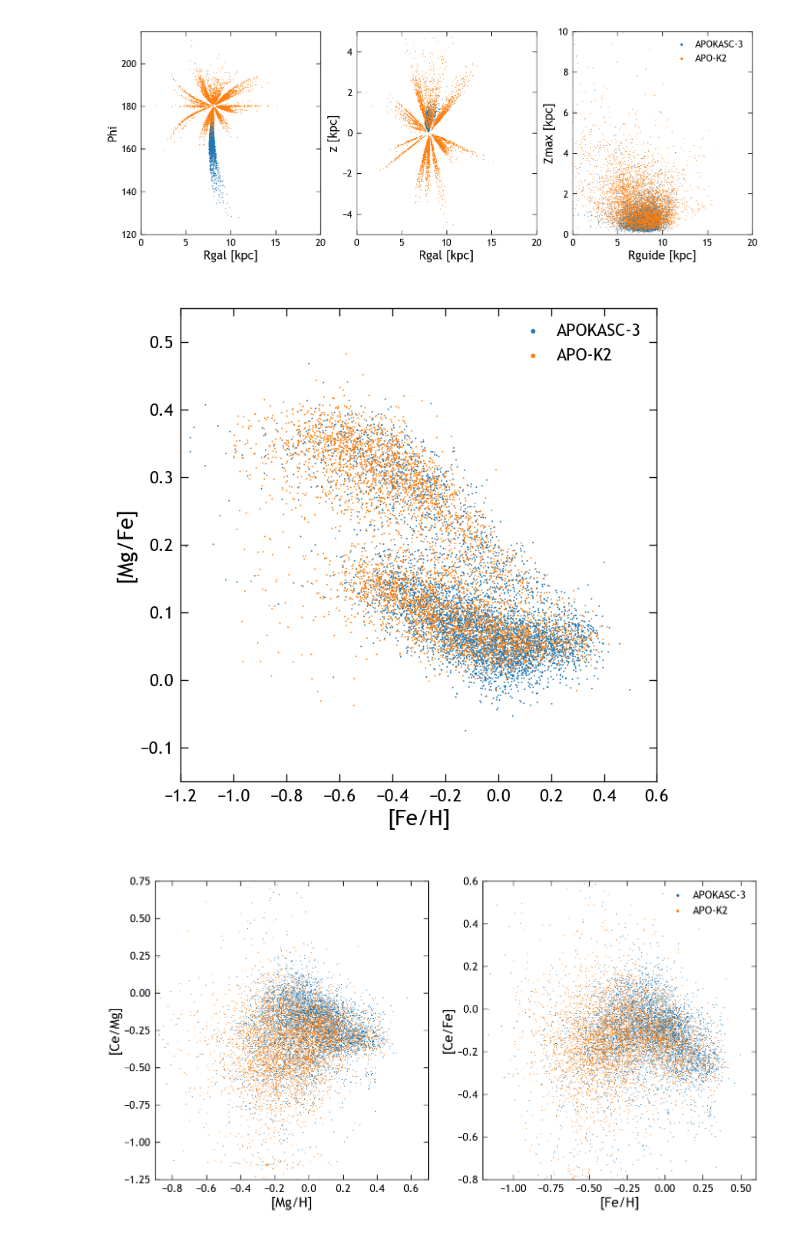
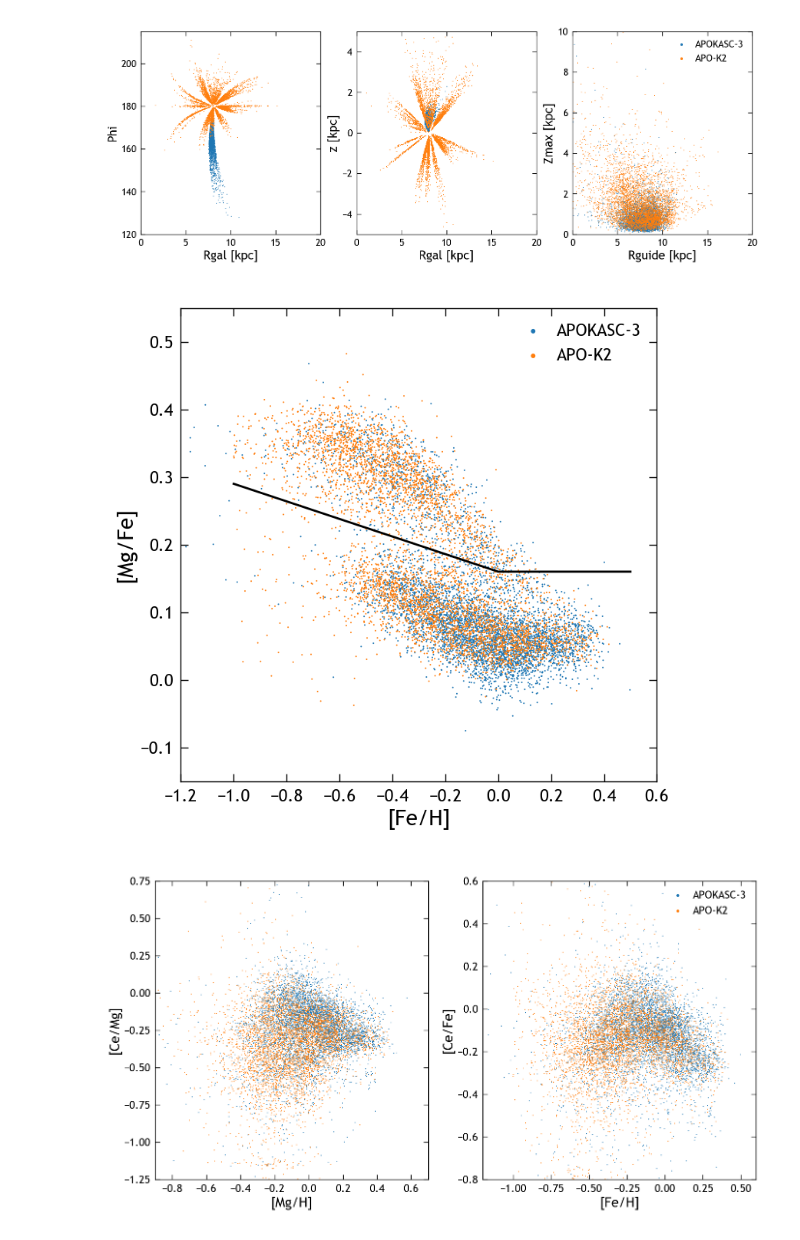
Before and after one commit to lodubay/chemical-clocks, a Jupyter notebook: src/scripts/apokasc.ipynb, the cells around one changed output. Drawn from its saved outputs; the diff is of its cells as text; code cells hidden in the pictures.

```diff
--- a/src/scripts/apokasc.ipynb
+++ b/src/scripts/apokasc.ipynb
@@ -224,19 +224,30 @@ axs[2].legend(markerscale=3)
 plt.show()
 # %% [output]
 [figure]
+# %%
+def alpha_cut(feh):
+    """Returns [Mg/Fe] cut as function of [Fe/H]."""
+    return np.where(
+        feh >= 0.0,
+        0.16,
+        0.16 - 0.13*feh
+    )
 # %%
 fig, ax = plt.subplots()
 kwargs = {'s': 0.5, 'marker': 'o', 'edgecolor': 'none'}
 for sample, label in zip([apokasc_rgb_gold, apok2], ['APOKASC-3', 'APO-K2']):
     ax.scatter(sample['FE_H'], sample['MG_FE'], label=label, **kwargs)
+# Plot alpha-cut
+feh_arr = np.arange(-1., 0.51, 0.1)
+ax.plot(feh_arr, alpha_cut(feh_arr), c='k')
 ax.set_xlabel('[Fe/H]')
 ax.set_ylabel('[Mg/Fe]')
 ax.set_xlim((-1.2, 0.6))
 ax.set_ylim((-0.15, 0.55))
 ax.legend(markerscale=3)
 plt.show()
 # %% [output]
-[figure, old version]
+[figure, new version]
 # %%
 fig, axs = plt.subplots(1, 2, figsize=(8, 4))
 kwargs = {'s': 0.5, 'marker': 'o', 'edgecolor': 'none'}
```
Also changed, not shown: parts of 9 cells of this notebook.
